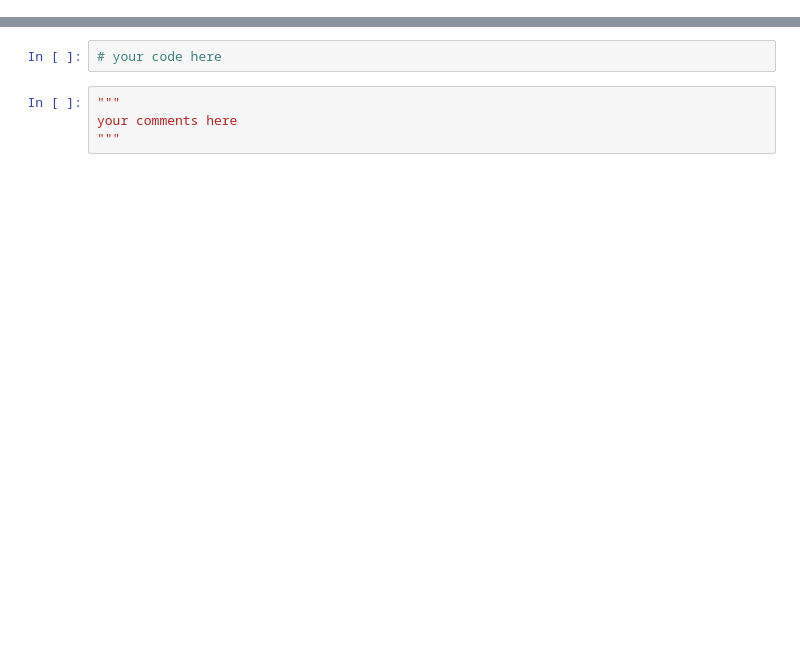
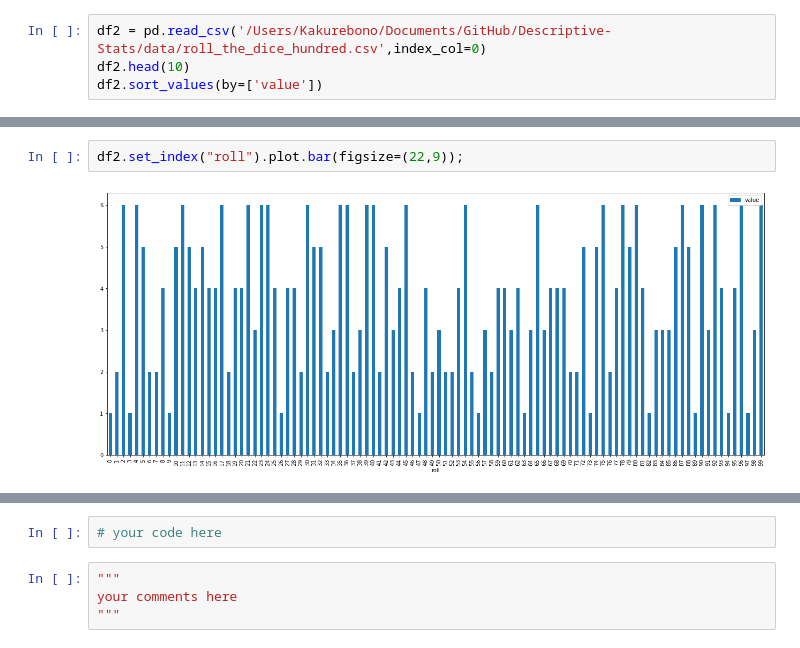
Before and after one commit to ta-data-lis/lab-subsetting-and-descriptive-stats, a Jupyter notebook: your-code/main.ipynb, the cells around one changed output, grey strips where cells are left out. Saved outputs shown, nothing was run; the diff lists cells and outputs as text; blank space fills up the shorter version.

Commit message:
Lab - Descriptive Statistics - Oliver

```diff
--- a/your-code/main.ipynb
+++ b/your-code/main.ipynb
@@ -26,0 +170,4 @@
+# %%
+df2 = pd.read_csv('/Users/Kakurebono/Documents/GitHub/Descriptive-Stats/data/roll_the_dice_hundred.csv',index_col=0)
+df2.head(10)
+df2.sort_values(by=['value'])
@@ -26,0 +188,4 @@
+# %%
+df2.set_index("roll").plot.bar(figsize=(22,9));
+# %% [output]
+[figure, added]
```
Also changed, not shown: parts of 154 cells of this notebook, 9 other files.
